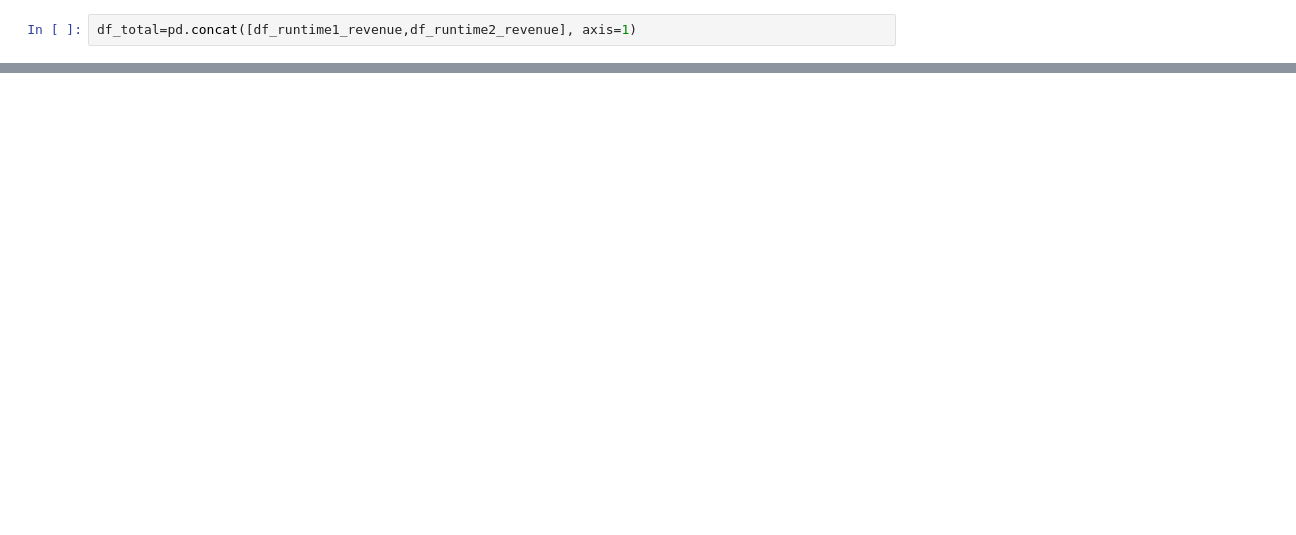
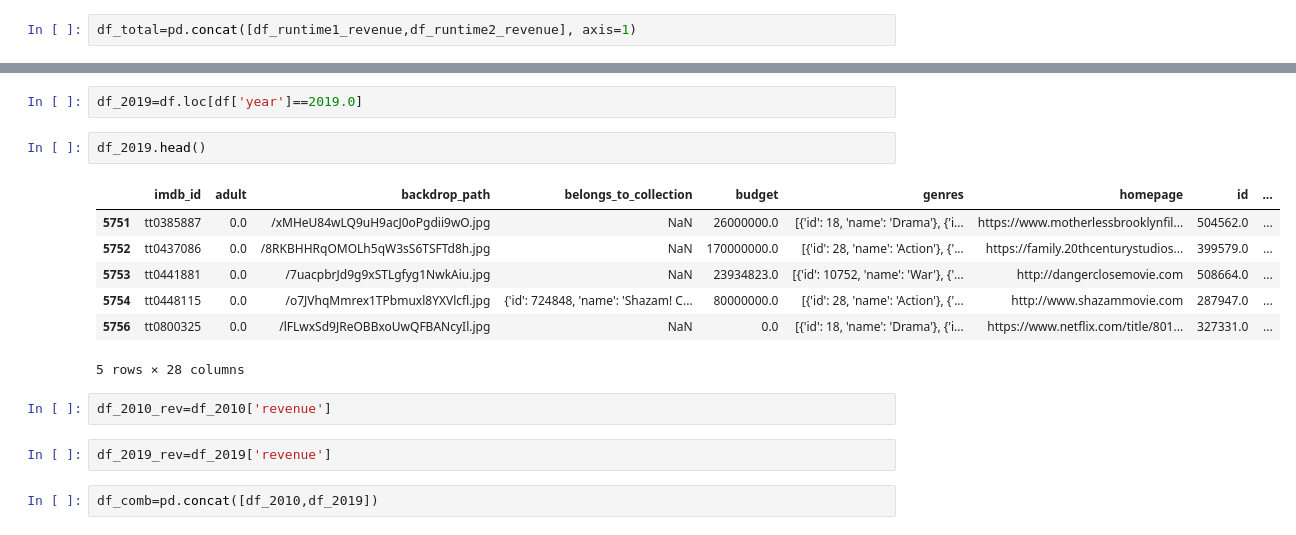
Before and after one commit to elleniayele/project-3-part-4, a Jupyter notebook: project3 part 2 (1) (2).ipynb, the cells around one changed output, grey strips where cells are left out. Drawn from its saved outputs; the diff is of its cells as text; blank space fills up the shorter version.

```diff
--- a/project3 part 2 (1) (2).ipynb
+++ b/project3 part 2 (1) (2).ipynb
@@ -659,0 +710,18 @@ since we are comparing
+# %%
+df_2019=df.loc[df['year']==2019.0]
+# %%
+df_2019.head()
+# %% [output]
+|  | imdb_id | adult | backdrop_path | belongs_to_collection | budget | genres | homepage | id | ... |
+| 5751 | tt0385887 | 0.0 | /xMHeU84wLQ9uH9acJ0oPgdii9wO.jpg | NaN | 26000000.0 | [{'id': 18, 'name': 'Drama'}, {'i... | https://www.motherlessbrooklynfil... | 504562.0 | ... |
+| 5752 | tt0437086 | 0.0 | /8RKBHHRqOMOLh5qW3sS6TSFTd8h.jpg | NaN | 170000000.0 | [{'id': 28, 'name': 'Action'}, {'... | https://family.20thcenturystudios... | 399579.0 | ... |
+| 5753 | tt0441881 | 0.0 | /7uacpbrJd9g9xSTLgfyg1NwkAiu.jpg | NaN | 23934823.0 | [{'id': 10752, 'name': 'War'}, {'... | http://dangerclosemovie.com | 508664.0 | ... |
+| 5754 | tt0448115 | 0.0 | /o7JVhqMmrex1TPbmuxl8YXVlcfl.jpg | {'id': 724848, 'name': 'Shazam! C... | 80000000.0 | [{'id': 28, 'name': 'Action'}, {'... | http://www.shazammovie.com | 287947.0 | ... |
+| 5756 | tt0800325 | 0.0 | /lFLwxSd9JReOBBxoUwQFBANcyIl.jpg | NaN | 0.0 | [{'id': 18, 'name': 'Drama'}, {'i... | https://www.netflix.com/title/801... | 327331.0 | ... |
+5 rows × 28 columns
+# %%
+df_2010_rev=df_2010['revenue']
+# %%
+df_2019_rev=df_2019['revenue']
+# %%
+df_comb=pd.concat([df_2010,df_2019])
```
Also changed, not shown: parts of 71 cells of this notebook, 1 other file.
